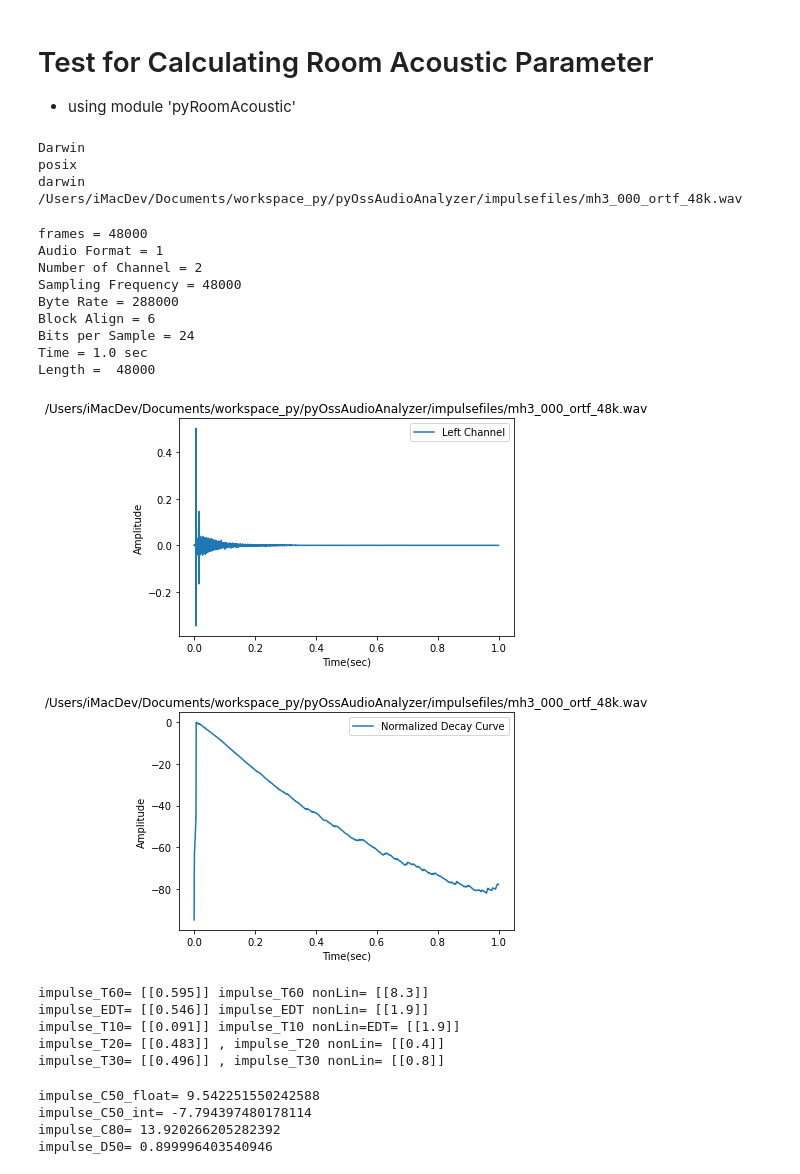
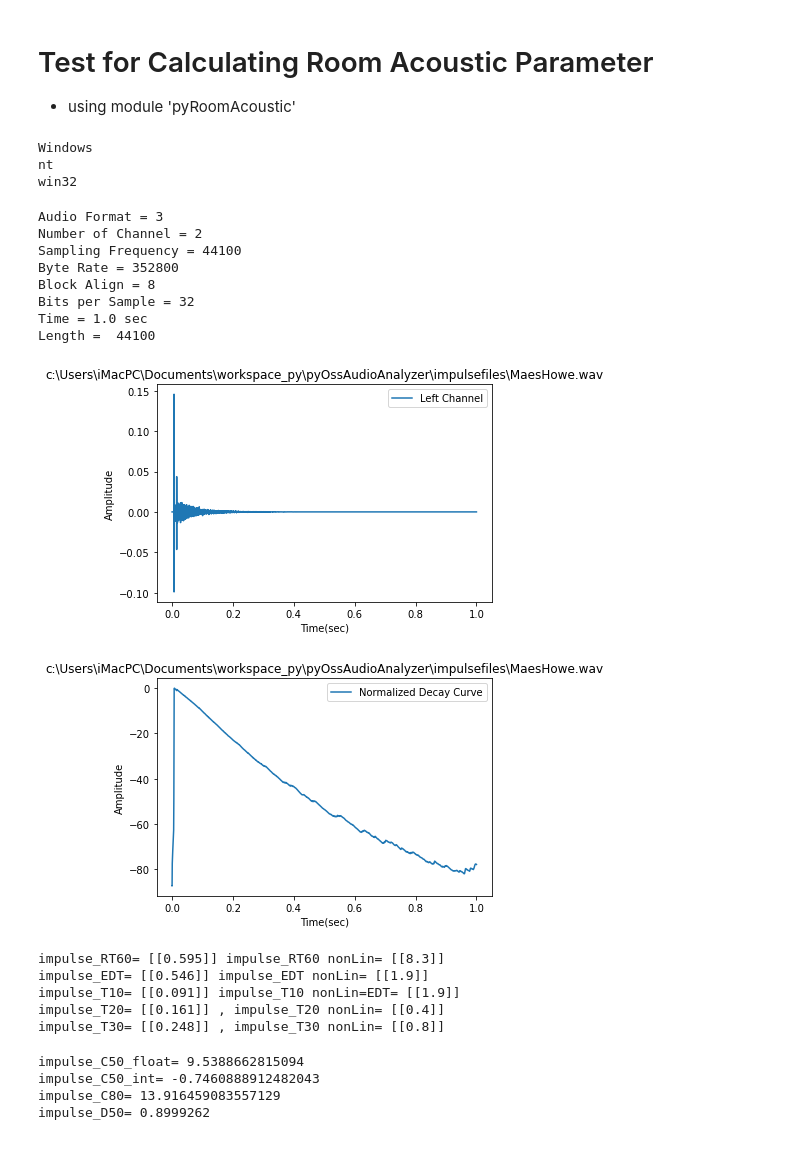
Before and after one commit to sunnyside74/pyOssAudioAnalyzer, a Jupyter notebook: ossTestAcousticCalc.ipynb, the cells around one changed output. Cells and saved outputs as stored; diff of their text form; code cells hidden in the pictures.

```diff
--- a/ossTestAcousticCalc.ipynb
+++ b/ossTestAcousticCalc.ipynb
@@ -52,11 +52,11 @@ impulse_dir = os.path.join(os.getcwd(), 'impulsefiles')
 #wav_fname_impulse = "EmptyApartmentBedroom.wav"
 #wav_fname_impulse = "FalklandPalaceRoyalTennisCourt.wav"
 #wav_fname_impulse = "InsidePiano.wav"
-#wav_fname_impulse = "MaesHowe.wav"
+wav_fname_impulse = "MaesHowe.wav"
 #wav_fname_impulse = "SportsCentreUniversityOfYork.wav"
 #wav_fname_impulse = "StairwayUniversityOfYork.wav"
 #wav_fname_impulse = "StAndrewsChurch.wav"
-wav_fname_impulse = "mh3_000_ortf_48k.wav"
+#wav_fname_impulse = "mh3_000_ortf_48k.wav"
 
 # TEST AUDIO WAVE FILE
 wav_fname_audio = "adult_female_speech.wav"
@@ -71,10 +71,9 @@ impulse_fname = os.path.join(impulse_dir, wav_fname_impulse)
 
 #print(impulse_fname)
 # %% [output]
-Darwin
-posix
-darwin
-/Users/iMacDev/Documents/workspace_py/pyOssAudioAnalyzer/impulsefiles/mh3_000_ortf_48k.wav
+Windows
+nt
+win32
 # %%
 # Read .wav file using pyOssWavfile.read() & Extract .wav file header information
 
@@ -101,48 +100,47 @@ print("Length = ", impulse_data.shape[0])
 dbg.dPlotAudio(impulse_struct_fmt.fs, impulse_data[:,0], impulse_fname, "Left Channel", "Time(sec)", "Amplitude")
 #dbg.dPlotAudio(ossWav_fs, np.int16(ossWav_data[:,0] * 32767), audio_fname, "Left Channel", "Time(sec)", "Amplitude")
 # %% [output]
-frames = 48000
-Audio Format = 1
+Audio Format = 3
 Number of Channel = 2
-Sampling Frequency = 48000
-Byte Rate = 288000
-Block Align = 6
-Bits per Sample = 24
+Sampling Frequency = 44100
+Byte Rate = 352800
+Block Align = 8
+Bits per Sample = 32
 Time = 1.0 sec
-Length =  48000
+Length =  44100
-[figure, old version]
+[figure, new version]
 # %%
 # Calculate T60
 import pyRoomAcoustic as room
 
 impulse_decaycurve = room.decayCurve(impulse_data[:,0], impulse_time, impulse_struct_fmt.fs)
 
 # Plot Normalized Decay Curve
 dbg.dPlotAudio(impulse_struct_fmt.fs, impulse_decaycurve, impulse_fname, "Normalized Decay Curve", "Time(sec)", "Amplitude")
 
-# Calculate T60
-impulse_t60, impulse_t60nonLin = room.T60(impulse_decaycurve, impulse_struct_fmt.fs)
-print("impulse_T60=", impulse_t60, "impulse_T60 nonLin=", impulse_t60nonLin)            # for Debug
+# Calculate RT60 (-5 ~ -65dB)
+impulse_rt60, impulse_rt60nonLin = room.RT60(impulse_decaycurve, impulse_struct_fmt.fs)
+print("impulse_RT60=", impulse_rt60, "impulse_RT60 nonLin=", impulse_rt60nonLin)            # for Debug
 
-# Calculate EDT
+# Calculate EDT(T10 x 6) & T10(0 ~ -10dB)
 impulse_EDT, impulse_EDTnonLin = room.EDT(impulse_decaycurve, impulse_struct_fmt.fs)
 print("impulse_EDT=", impulse_EDT, "impulse_EDT nonLin=", impulse_EDTnonLin)            # for Debug
 print("impulse_T10=", impulse_EDT/6, "impulse_T10 nonLin=EDT=", impulse_EDTnonLin)      # for Debug
 
-# Calculate T20
+# Calculate T20 (-5 ~ -25dB)
 impulse_t20, impulse_t20nonLin = room.T20(impulse_decaycurve, impulse_struct_fmt.fs)
 print("impulse_T20=", impulse_t20, ", impulse_T20 nonLin=", impulse_t20nonLin)          # for Debug
 
-# Calculate T30
+# Calculate T30 (-5 ~ -35dB) RT60 = T30 x 2
 impulse_t30, impulse_t30nonLin = room.T30(impulse_decaycurve, impulse_struct_fmt.fs)
 print("impulse_T30=", impulse_t30, ", impulse_T30 nonLin=", impulse_t30nonLin)          # for Debug
 # %% [output]
-[figure, old version]
+[figure, new version]
-impulse_T60= [[0.595]] impulse_T60 nonLin= [[8.3]]
+impulse_RT60= [[0.595]] impulse_RT60 nonLin= [[8.3]]
 impulse_EDT= [[0.546]] impulse_EDT nonLin= [[1.9]]
 impulse_T10= [[0.091]] impulse_T10 nonLin=EDT= [[1.9]]
-impulse_T20= [[0.483]] , impulse_T20 nonLin= [[0.4]]
-impulse_T30= [[0.496]] , impulse_T30 nonLin= [[0.8]]
+impulse_T20= [[0.161]] , impulse_T20 nonLin= [[0.4]]
+impulse_T30= [[0.248]] , impulse_T30 nonLin= [[0.8]]
 # %%
 # Calculate C50, C80, D80
 
@@ -151,7 +149,7 @@ impulse_T30= [[0.496]] , impulse_T30 nonLin= [[0.8]]
 # print("ossWav_C50=", ossWav_C50)         # for Debug
 impulse_C50_float32 = room.C50(impulse_data[:,0], impulse_struct_fmt.fs)
 print("impulse_C50_float=", impulse_C50_float32)         # for Debug
-impulse_C50_int16 = room.C50(np.int16(impulse_data[:,0] * 32767), impulse_struct_fmt.fs)
+impulse_C50_int16 = room.C50(np.int16(impulse_data[:,0] * (2**15-1)), impulse_struct_fmt.fs)
 print("impulse_C50_int=", impulse_C50_int16)         # for Debug
 
 # C80
@@ -162,7 +160,7 @@ print("impulse_C80=", impulse_C80)         # for Debug
 impulse_D50 = room.D50(impulse_data[:,0], impulse_struct_fmt.fs)
 print("impulse_D50=", impulse_D50)         # for Debug
 # %% [output]
-impulse_C50_float= 9.542251550242588
-impulse_C50_int= -7.794397480178114
-impulse_C80= 13.920266205282392
-impulse_D50= 0.899996403540946
+impulse_C50_float= 9.5388662815094
+impulse_C50_int= -0.7460888912482043
+impulse_C80= 13.916459083557129
+impulse_D50= 0.8999262
```
Also changed, not shown: 3 other files.
